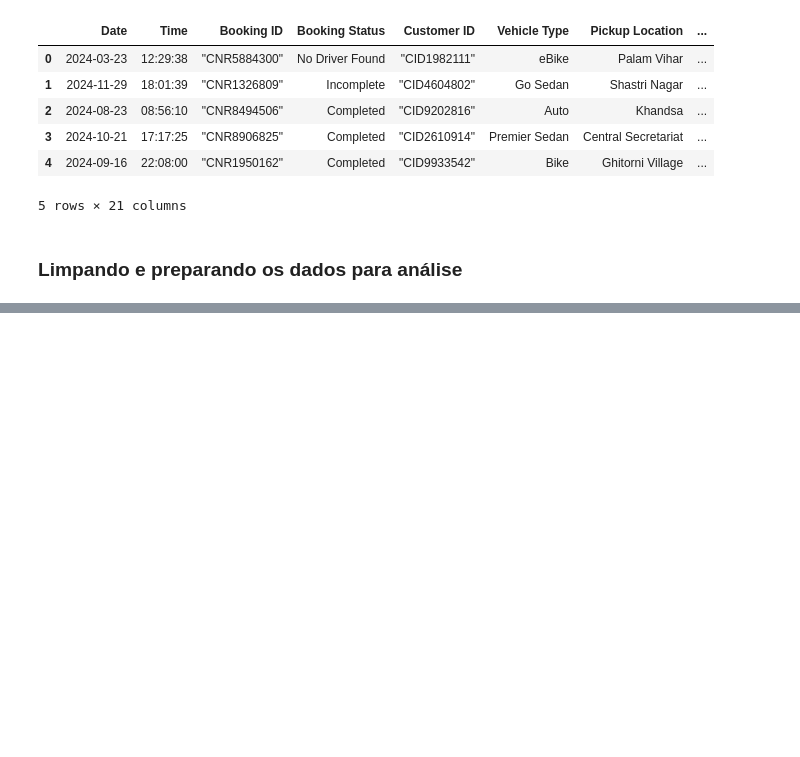
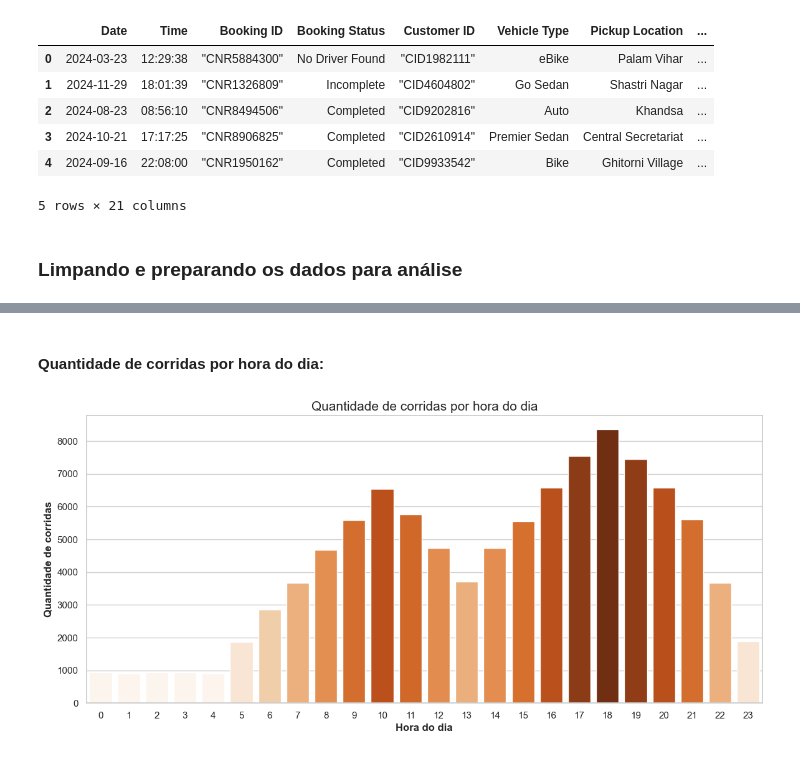
Before and after one commit to FelipeQue/SCTEC-desafio-opcional-ia, a Jupyter notebook: uber_analysis.ipynb, the cells around one changed output, grey strips where cells are left out. Drawn from its saved outputs; the diff is of its cells as text; code cells hidden in the pictures; blank space fills up the shorter version.

```diff
--- a/uber_analysis.ipynb
+++ b/uber_analysis.ipynb
@@ -79,0 +120,23 @@ df['Distance'].dropna(inplace=True)
+# %% [markdown]
+#### Quantidade de corridas por hora do dia:
+# %%
+rides_by_hour = df['Hour'].value_counts().sort_index()
+
+norm = plt.Normalize(rides_by_hour.min(), rides_by_hour.max())
+colors = plt.cm.Oranges(norm(rides_by_hour.values)).tolist()
+
+fig, ax = plt.subplots(figsize=(14,6))
+sns.barplot(x=rides_by_hour.index,
+            y=rides_by_hour.values,
+            palette=colors,
+            hue=rides_by_hour.index,
+            legend=False,
+            ax=ax)
+
+ax.set_title('Quantidade de corridas por hora do dia', fontsize=15)
+ax.set_xlabel('Hora do dia', fontweight='bold')
+ax.set_ylabel('Quantidade de corridas', fontweight='bold')
+ax.set_xticks(range(24))
+plt.show()
+# %% [output]
+[figure, added]
```
Also changed, not shown: parts of 28 cells of this notebook.
